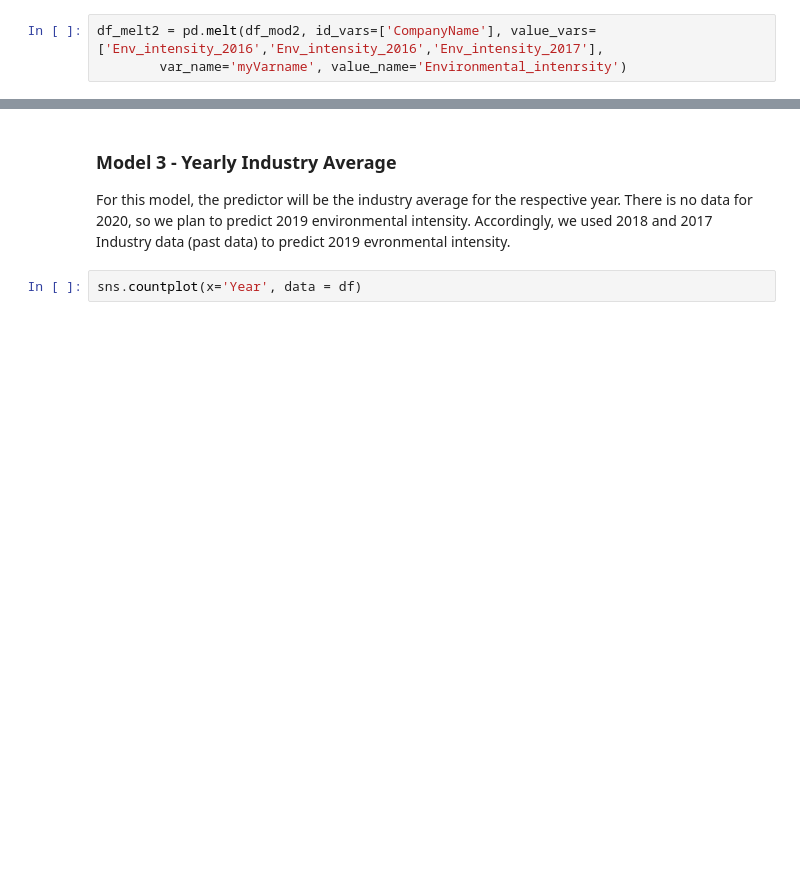
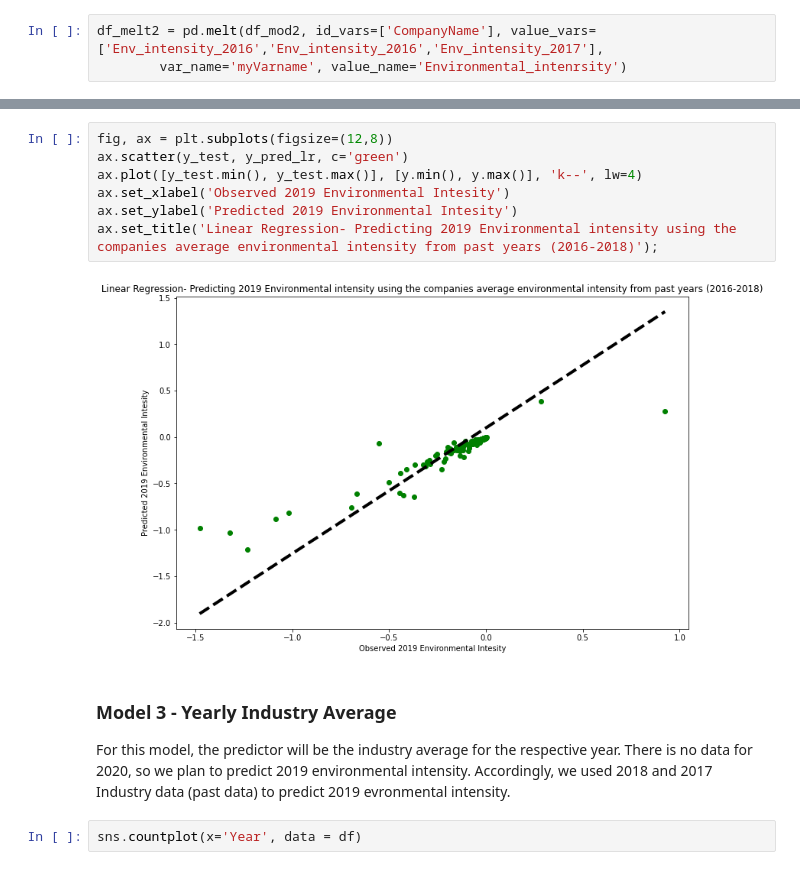
Before and after one commit to maralinetorres/BU-Capstone-Predicting-Environmental-Actions, a Jupyter notebook: Sprint #6/Sprint6_PredictingTimeSeries_Final.ipynb, the cells around one changed output, grey strips where cells are left out. Cells and saved outputs as stored; diff of their text form; blank space fills up the shorter version.

```diff
--- a/Sprint #6/Sprint6_PredictingTimeSeries_Final.ipynb
+++ b/Sprint #6/Sprint6_PredictingTimeSeries_Final.ipynb
@@ -304,3 +355,12 @@ print('R2 score:', metrics.r2_score(y_test, y_pred_lr))
+# %%
+fig, ax = plt.subplots(figsize=(12,8))
+ax.scatter(y_test, y_pred_lr, c='green')
+ax.plot([y_test.min(), y_test.max()], [y.min(), y.max()], 'k--', lw=4)
+ax.set_xlabel('Observed 2019 Environmental Intesity')
+ax.set_ylabel('Predicted 2019 Environmental Intesity')
+ax.set_title('Linear Regression- Predicting 2019 Environmental intensity using the companies average environmental intensity from past years (2016-2018)');
+# %% [output]
+[figure, added]
 # %% [markdown]
 ### Model 3 - Yearly Industry Average
 
```
Also changed, not shown: parts of 70 cells of this notebook, 1 other file.
